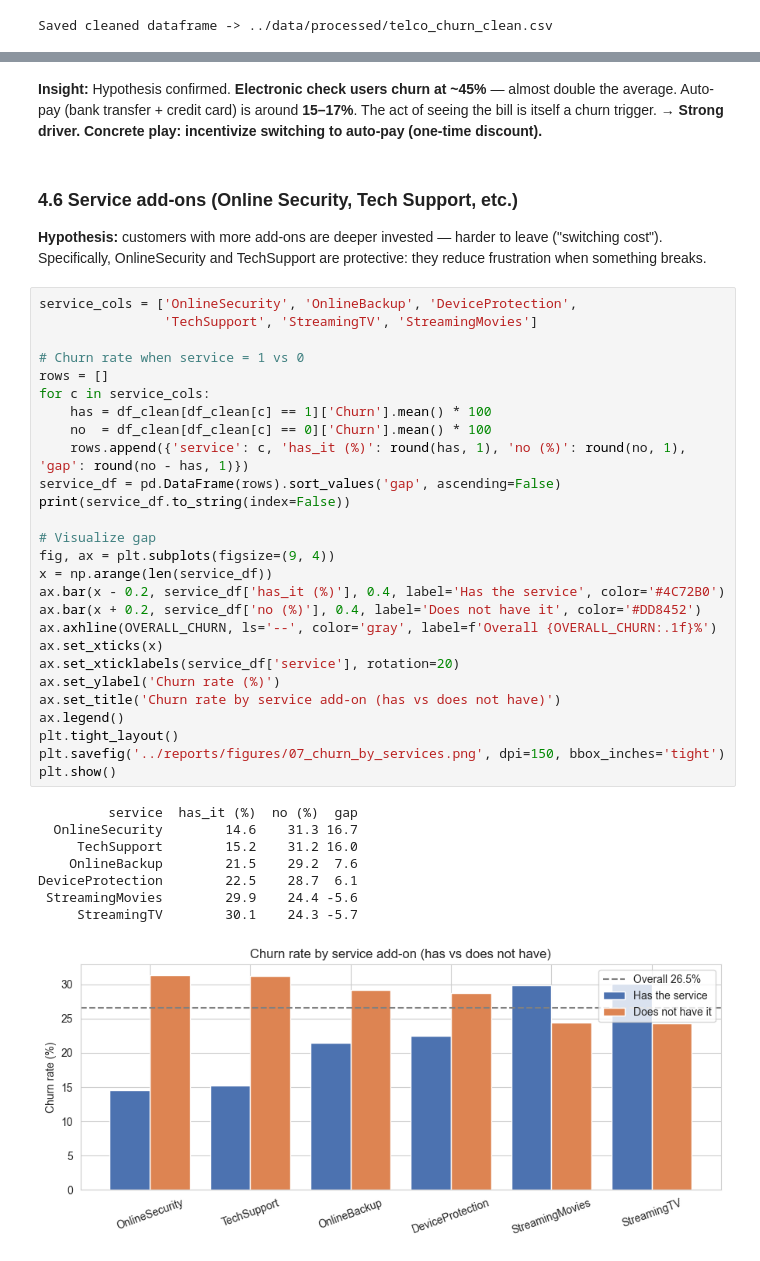
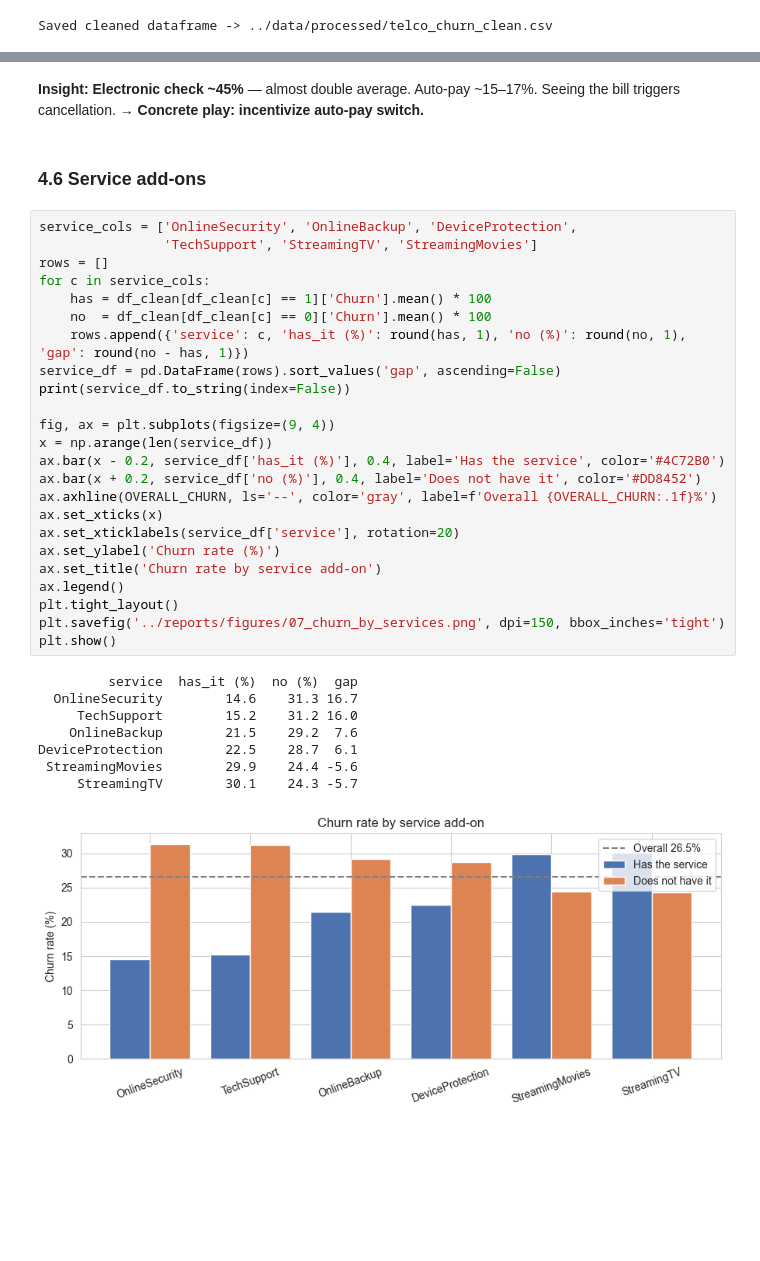
Before and after one commit to jahanvik01/Telco-Customer-Churn, a Jupyter notebook: notebooks/churn_analysis.ipynb, the cells around one changed output, grey strips where cells are left out. Drawn from its saved outputs; the diff is of its cells as text; blank space fills up the shorter version.

```diff
--- a/notebooks/churn_analysis.ipynb
+++ b/notebooks/churn_analysis.ipynb
@@ -529,45 +452,40 @@ Bank transfer (automatic)    16.7
 Credit card (automatic)      15.2
 Name: Churn, dtype: float64
 # %% [markdown]
-**Insight:** Hypothesis confirmed. **Electronic check users churn at ~45%** — almost double the average. Auto-pay (bank transfer + credit card) is around **15–17%**. The act of seeing the bill is itself a churn trigger. **→ Strong driver. Concrete play: incentivize switching to auto-pay (one-time discount).**
+**Insight:** **Electronic check ~45%** — almost double average. Auto-pay ~15–17%. Seeing the bill triggers cancellation. **→ Concrete play: incentivize auto-pay switch.**
 # %% [markdown]
-### 4.6 Service add-ons (Online Security, Tech Support, etc.)
-
-**Hypothesis:** customers with more add-ons are deeper invested — harder to leave ("switching cost"). Specifically, OnlineSecurity and TechSupport are protective: they reduce frustration when something breaks.
+### 4.6 Service add-ons
 # %%
 service_cols = ['OnlineSecurity', 'OnlineBackup', 'DeviceProtection',
                 'TechSupport', 'StreamingTV', 'StreamingMovies']
-
-# Churn rate when service = 1 vs 0
 rows = []
 for c in service_cols:
     has = df_clean[df_clean[c] == 1]['Churn'].mean() * 100
     no  = df_clean[df_clean[c] == 0]['Churn'].mean() * 100
     rows.append({'service': c, 'has_it (%)': round(has, 1), 'no (%)': round(no, 1), 'gap': round(no - has, 1)})
 service_df = pd.DataFrame(rows).sort_values('gap', ascending=False)
 print(service_df.to_string(index=False))
 
-# Visualize gap
 fig, ax = plt.subplots(figsize=(9, 4))
 x = np.arange(len(service_df))
 ax.bar(x - 0.2, service_df['has_it (%)'], 0.4, label='Has the service', color='#4C72B0')
 ax.bar(x + 0.2, service_df['no (%)'], 0.4, label='Does not have it', color='#DD8452')
 ax.axhline(OVERALL_CHURN, ls='--', color='gray', label=f'Overall {OVERALL_CHURN:.1f}%')
 ax.set_xticks(x)
 ax.set_xticklabels(service_df['service'], rotation=20)
 ax.set_ylabel('Churn rate (%)')
-ax.set_title('Churn rate by service add-on (has vs does not have)')
+ax.set_title('Churn rate by service add-on')
 ax.legend()
 plt.tight_layout()
 plt.savefig('../reports/figures/07_churn_by_services.png', dpi=150, bbox_inches='tight')
 plt.show()
 # %% [output]
          service  has_it (%)  no (%)  gap
   OnlineSecurity        14.6    31.3 16.7
      TechSupport        15.2    31.2 16.0
     OnlineBackup        21.5    29.2  7.6
 DeviceProtection        22.5    28.7  6.1
  StreamingMovies        29.9    24.4 -5.6
      StreamingTV        30.1    24.3 -5.7
-[figure, old version]
+[figure, new version]
 # %% [markdown]
```
Also changed, not shown: parts of 72 cells of this notebook, 5 other files.
